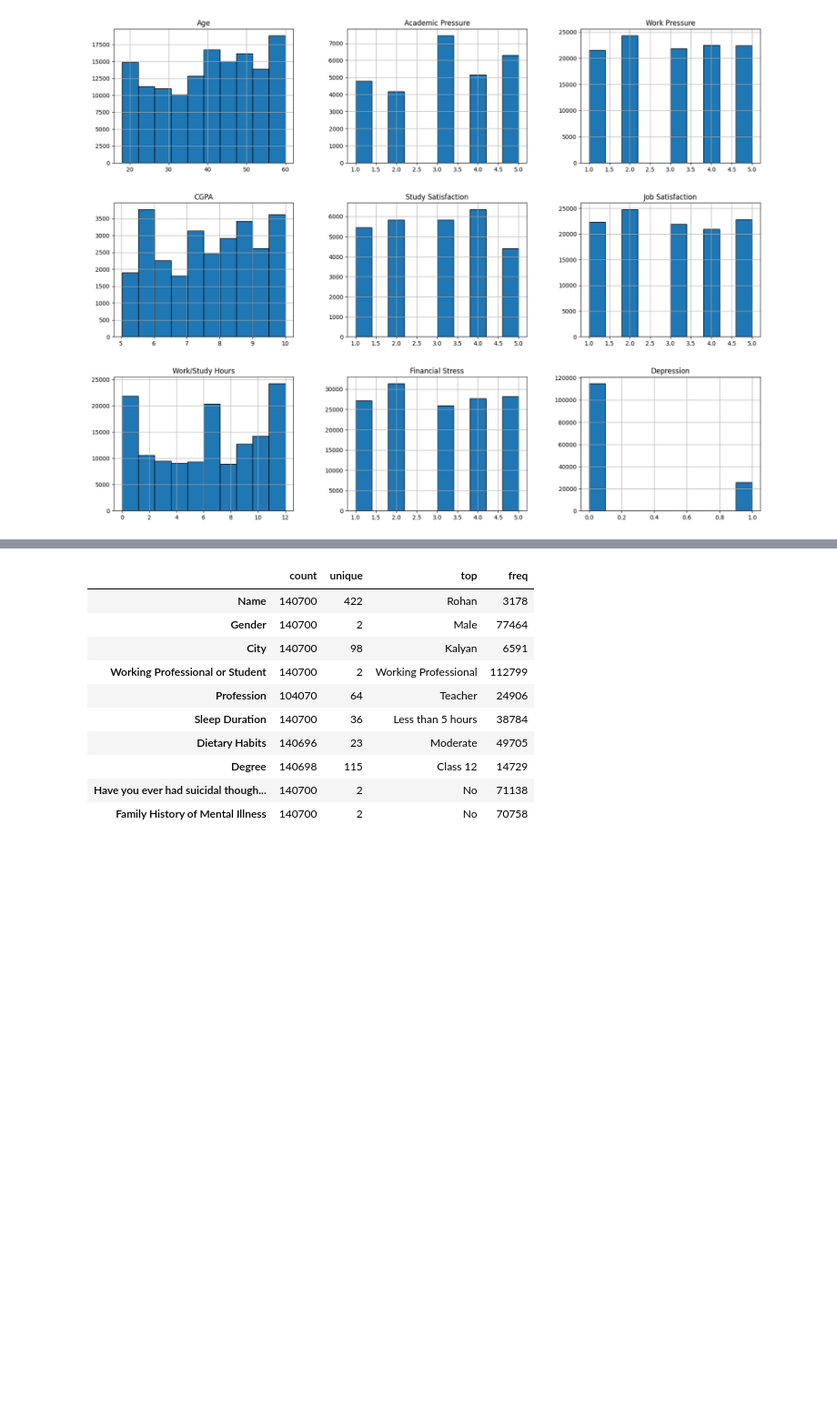
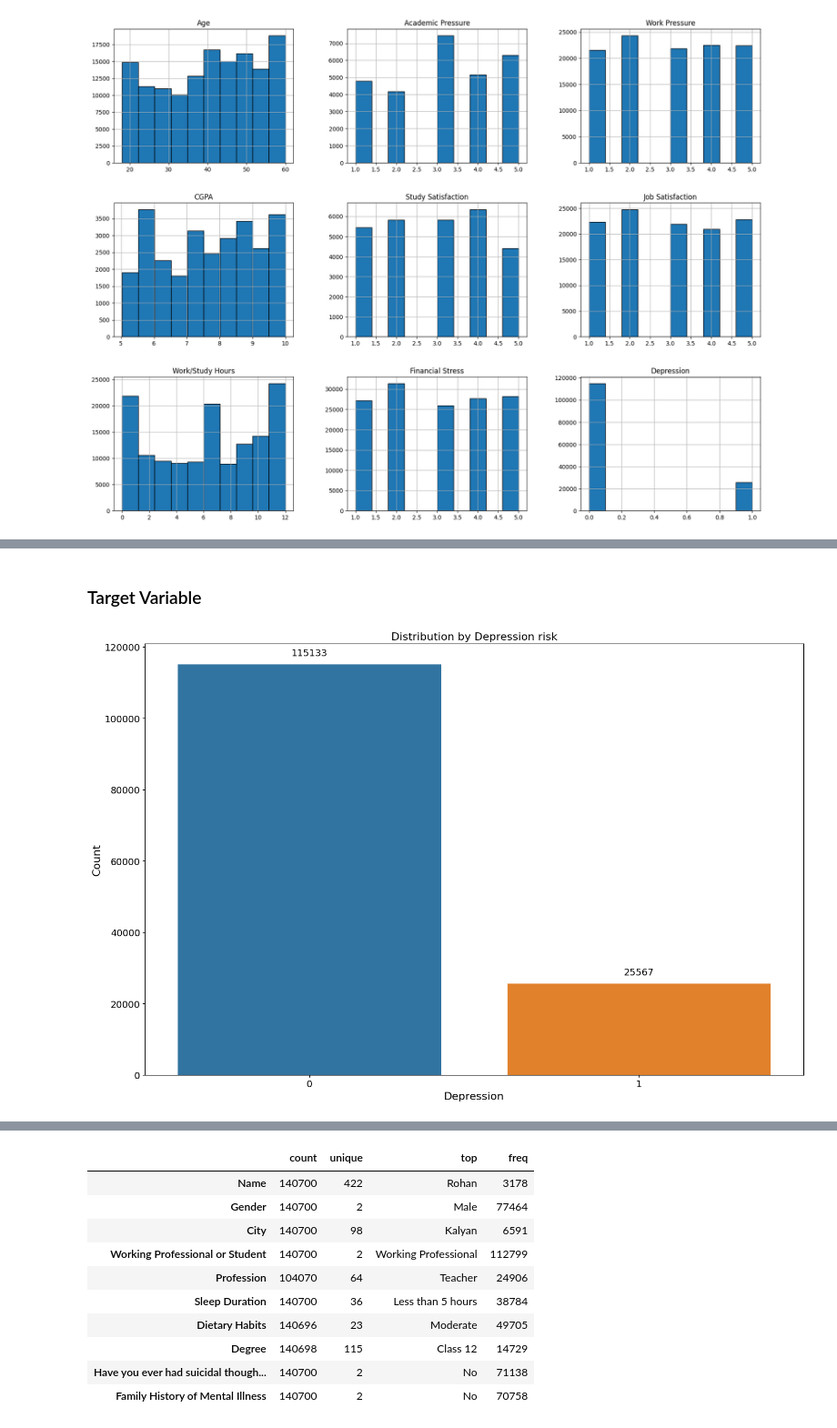
Before and after one commit to rubanzasilva/exploring_mental_health, a Jupyter notebook: eda-gradient-boosting-neural-nets-s04e11.ipynb, the cells around one changed output, grey strips where cells are left out. Shown at 91% size. Saved outputs shown, nothing was run; the diff lists cells and outputs as text; code cells hidden in the pictures; blank space fills up the shorter version.

```diff
--- a/eda-gradient-boosting-neural-nets-s04e11.ipynb
+++ b/eda-gradient-boosting-neural-nets-s04e11.ipynb
@@ -278,0 +294,2 @@ memory usage: 21.5+ MB
+# %% [markdown]
+### Target Variable
@@ -278,0 +300,23 @@ memory usage: 21.5+ MB
+# %%
+def cat_plot_count_dist(data, column, title=None, figsize=(15,10)):
+    plt.figure(figsize=figsize)
+    ax = sns.countplot(x=column, data=data)
+
+    # Set title (use column name if title not provided)
+    title = title or f'Distribution by {column}'
+    plt.title(title, fontsize=16)
+
+    # Set labels
+    plt.xlabel(column, fontsize=16)
+    plt.ylabel('Count', fontsize=16)
+
+    # Set tick sizes
+    plt.xticks(fontsize=14)
+    plt.yticks(fontsize=14)
+
+    # Add value labels on bars
+    for i in ax.containers:
+        ax.bar_label(i, fontsize=14, padding=10)
+
+    plt.tight_layout()
+    plt.show()
@@ -278,0 +341,5 @@ memory usage: 21.5+ MB
+# %%
+#cat_plot_count_dist(train_df, 'Depression', figsize=(12,8))
+cat_plot_count_dist(train_df, 'Depression', 'Distribution by Depression risk')
+# %% [output]
+[figure, added]
```
Also changed, not shown: parts of 56 cells of this notebook.
